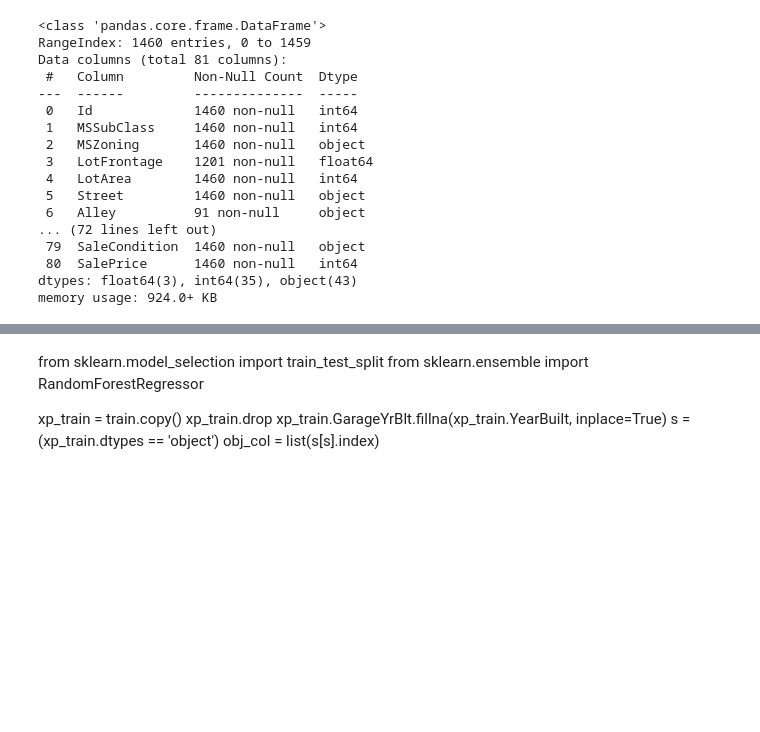
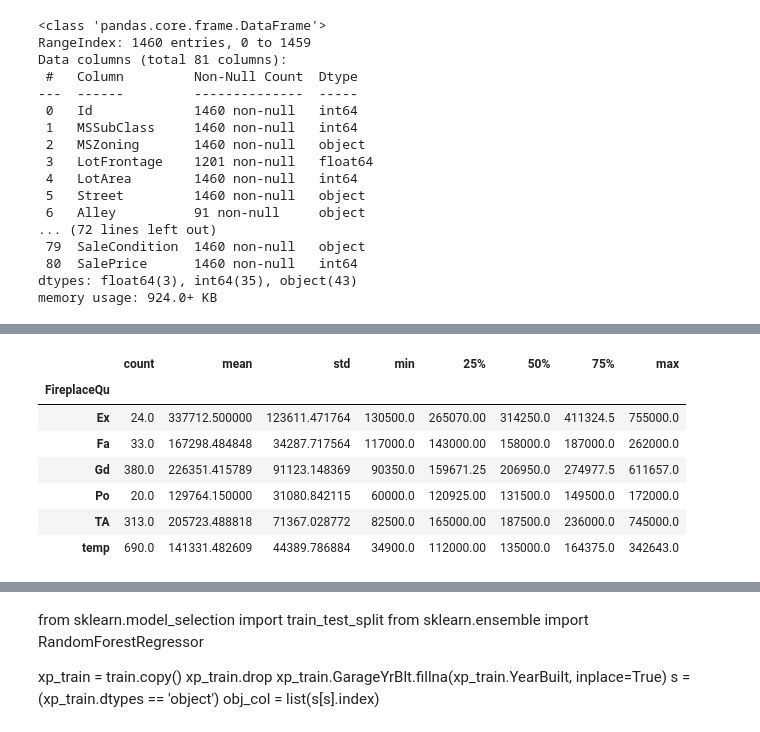
Before and after one commit to venturizhou/Kaggle, a Jupyter notebook: House Prices/Sample.ipynb, the cells around one changed output, grey strips where cells are left out. Cells and saved outputs as stored; diff of their text form; code cells hidden in the pictures; blank space fills up the shorter version.

```diff
--- a/House Prices/Sample.ipynb
+++ b/House Prices/Sample.ipynb
@@ -41,0 +65,11 @@ memory usage: 924.0+ KB
+# %%
+train.groupby(train['FireplaceQu'].fillna('temp')).SalePrice.describe()
+# %% [output]
+|  | count | mean | std | min | 25% | 50% | 75% | max |
+| FireplaceQu |  |  |  |  |  |  |  |  |
+| Ex | 24.0 | 337712.500000 | 123611.471764 | 130500.0 | 265070.00 | 314250.0 | 411324.5 | 755000.0 |
+| Fa | 33.0 | 167298.484848 | 34287.717564 | 117000.0 | 143000.00 | 158000.0 | 187000.0 | 262000.0 |
+| Gd | 380.0 | 226351.415789 | 91123.148369 | 90350.0 | 159671.25 | 206950.0 | 274977.5 | 611657.0 |
+| Po | 20.0 | 129764.150000 | 31080.842115 | 60000.0 | 120925.00 | 131500.0 | 149500.0 | 172000.0 |
+| TA | 313.0 | 205723.488818 | 71367.028772 | 82500.0 | 165000.00 | 187500.0 | 236000.0 | 745000.0 |
+| temp | 690.0 | 141331.482609 | 44389.786884 | 34900.0 | 112000.00 | 135000.0 | 164375.0 | 342643.0 |
```
Also changed, not shown: parts of 9 cells of this notebook.
